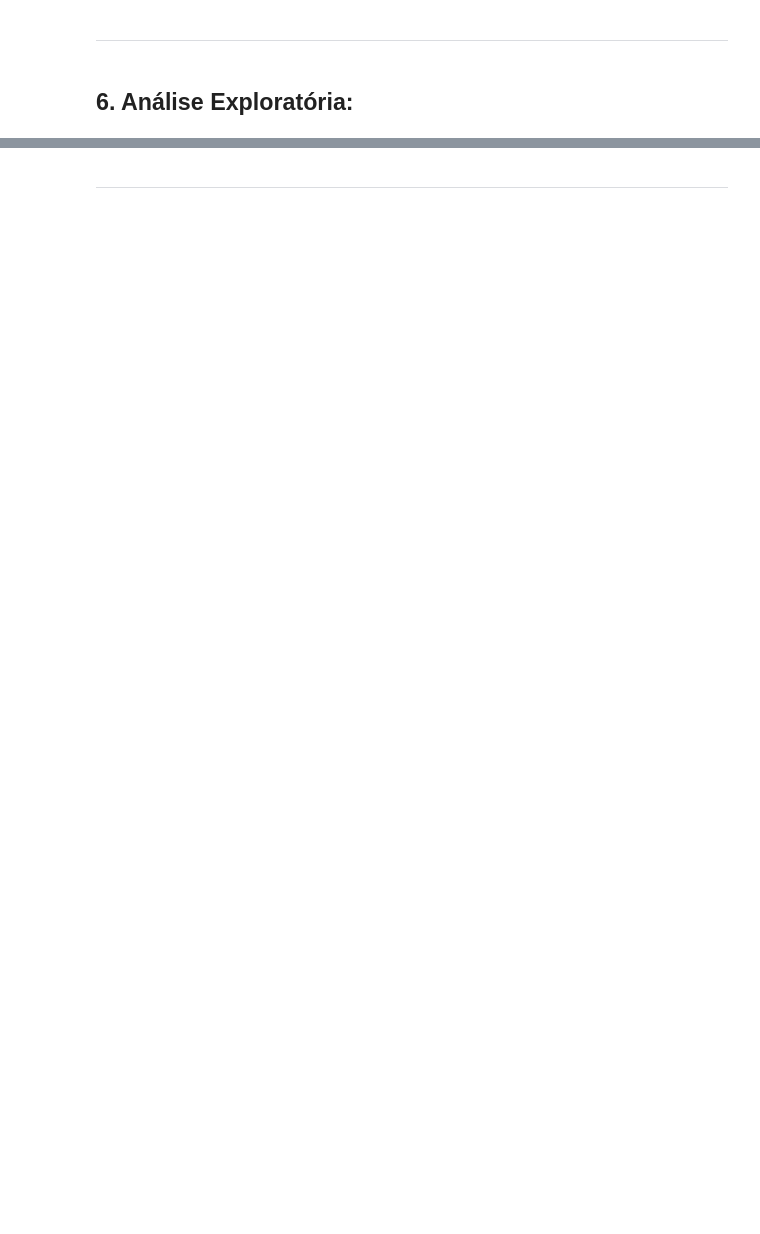
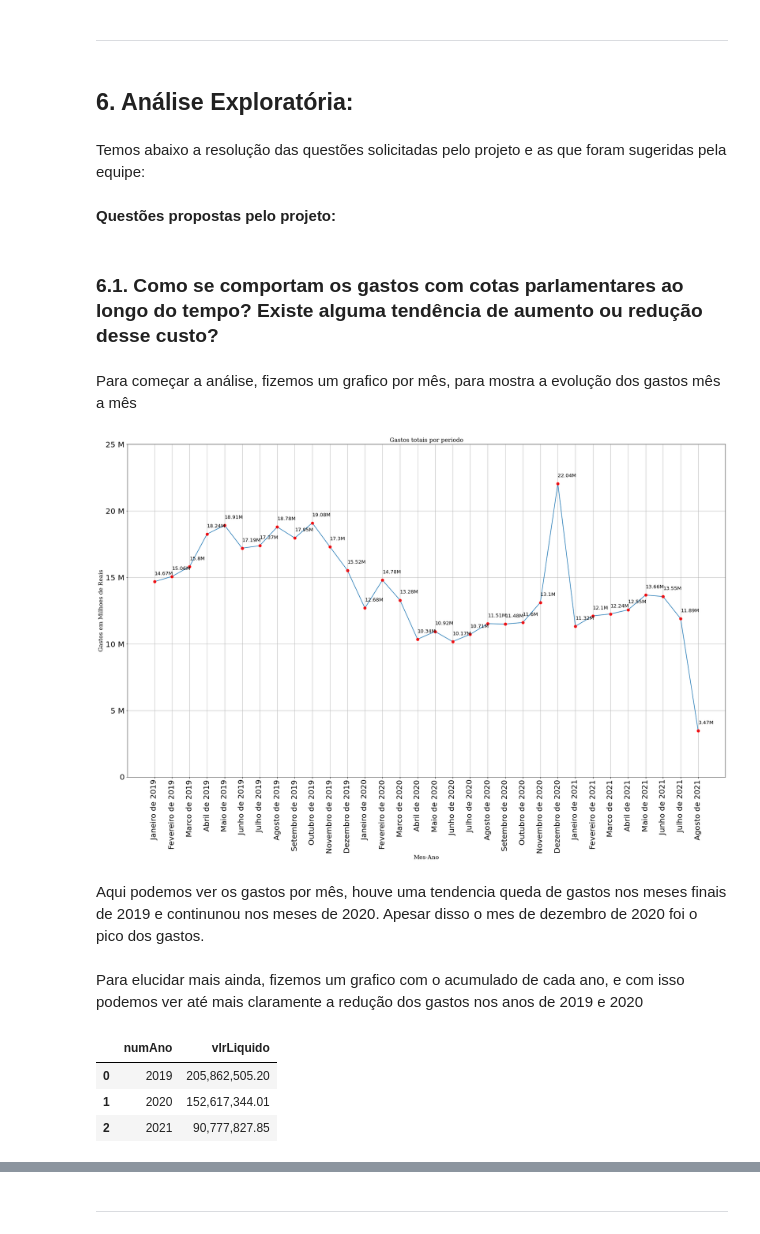
Before and after one commit to vpurple23/Projeto-Modulo-5-Grupo-9, a Jupyter notebook: Projeto_Final_Módulo_5_[G9].ipynb, the cells around one changed output, grey strips where cells are left out. Saved outputs shown, nothing was run; the diff lists cells and outputs as text; code cells hidden in the pictures; blank space fills up the shorter version.

```diff
--- a/Projeto_Final_Módulo_5_[G9].ipynb
+++ b/Projeto_Final_Módulo_5_[G9].ipynb
@@ -331,0 +370,3 @@ df.tail()
+# %%
+df.datEmissao.fillna(0,inplace=True)
+df.datEmissao = pd.to_datetime(df.datEmissao,format = '%Y/%m/%d')
@@ -331,0 +401,11 @@ df.tail()
+# %%
+# Lista com os meses por extenso
+meses = {1:'Janeiro',2:'Fevereiro',3:'Marco',4:'Abril',5:'Maio',6:'Junho',7:'Julho',8:'Agosto',9:'Setembro',10:'Outubro',11:'Novembro',12:'Dezembro'}
+
+# Aqui usamos a função que criamos para colocar os meses por extenso e criamos uma coluna 'Datacompleta' para colocar o mes e o ano em uma unica coluna
+df.sort_values(['numAno','numMes'],inplace=True)
+df['Mes']=df.numMes.apply(lambda x :mes_extenso(x,meses))
+df['Datacompleta'] = df['numMes']
+for i in df.iterrows():
+    if i[0]<=len(df)-1:
+        df['Datacompleta'][i[0]]=f'{df.Mes[i[0]]} de {df.numAno[i[0]]}'
@@ -339,3 +449,54 @@ df.tail()
 ---
 # %% [markdown]
 ## **6. Análise Exploratória:**
+# %% [markdown]
+Temos abaixo a resolução das questões solicitadas pelo projeto e as que foram sugeridas pela equipe:
+# %% [markdown]
+**Questões propostas pelo projeto:**
+# %% [markdown]
+### **6.1. Como se comportam os gastos com cotas parlamentares ao longo do tempo? Existe alguma tendência de aumento ou redução desse custo?**
+# %% [markdown]
+Para começar a análise, fizemos um grafico por mês, para mostra a evolução dos gastos mês a mês
+# %%
+#Agrupando por dada Completa
+dadospordata= df.groupby(['numAno','numMes','Datacompleta'])[['vlrLiquido']].sum() #adicionei mes e ano no groupby só para ordenar de forma correta
+dadospordata.reset_index(inplace=True)
+dadospordata.drop(['numAno','numMes'],axis=1,inplace=True)                        # aqui eu deleto as colunas mes e ano pq nao vou usar mais
+dadospordata.set_index('Datacompleta',inplace=True)                               # seto o Datacompleta como indice
+# %%
+fig = plt.figure(figsize=(28,16))
+ax = fig.add_subplot(1,1,1)
+ax.plot(np.array(dadospordata),marker='.',mew=5,mec='r')
+ax.set_xticks(range(len(np.array(dadospordata.index))))               #seta a quantaidade de ticks do eixo x de acordo com o tamanho dos dados
+ax.set_xticklabels(np.array(dadospordata.index),rotation=90,size=20)  #seta os ticks do eixo x, colocando por extenso e inclinando
+ax.set_yticks(np.array(range(0,30000000,5000000)))                    #seta a quantaidade de ticks do eixo y de acordo com o tamanho dos dados
+ax.set_yticklabels(['0','5 M','10 M','15 M','20 M','25 M'],size=20)   #seta os ticks do eixo y, coloando em Milhoes
+
+# plotando os gastos de cada mês no grafico
+for i in range(len(dadospordata)):
+    x = i
+    y = dadospordata.iloc[i]
+    plt.text(x,y,s= str((dadospordata.iloc[i]['vlrLiquido']/1000000).round(2))+'M',size=15,position=(x,y+500000),fontsize=13)
+
+# configurações visuais do grafico
+font1 = {'family':'serif','size':15,'color':'black'}
+font2 = {'family':'serif','size':15,'color':'black'}
+plt.title("Gastos totais por periodo", fontdict = font1)
+plt.xlabel("Mes-Ano", fontdict = font2)
+plt.ylabel("Gastos em Milhoes de Reais", fontdict = font2)
+plt.grid()
+# %% [output]
+[figure, added]
+# %% [markdown]
+Aqui podemos ver os gastos por mês, houve uma tendencia queda de gastos nos meses finais de 2019 e continunou nos meses de 2020. Apesar disso o mes de dezembro de 2020 foi o pico dos gastos.
+# %% [markdown]
+Para elucidar mais ainda, fizemos um grafico com o acumulado de cada ano, e com isso podemos ver até mais claramente a redução dos gastos nos anos de 2019 e 2020
+# %%
+questao1 = df.groupby('numAno')[['vlrLiquido']].sum()
+questao1.reset_index(inplace=True)
+questao1
+# %% [output]
+|  | numAno | vlrLiquido |
+| 0 | 2019 | 205,862,505.20 |
+| 1 | 2020 | 152,617,344.01 |
+| 2 | 2021 | 90,777,827.85 |
```
Also changed, not shown: parts of 144 cells of this notebook.
